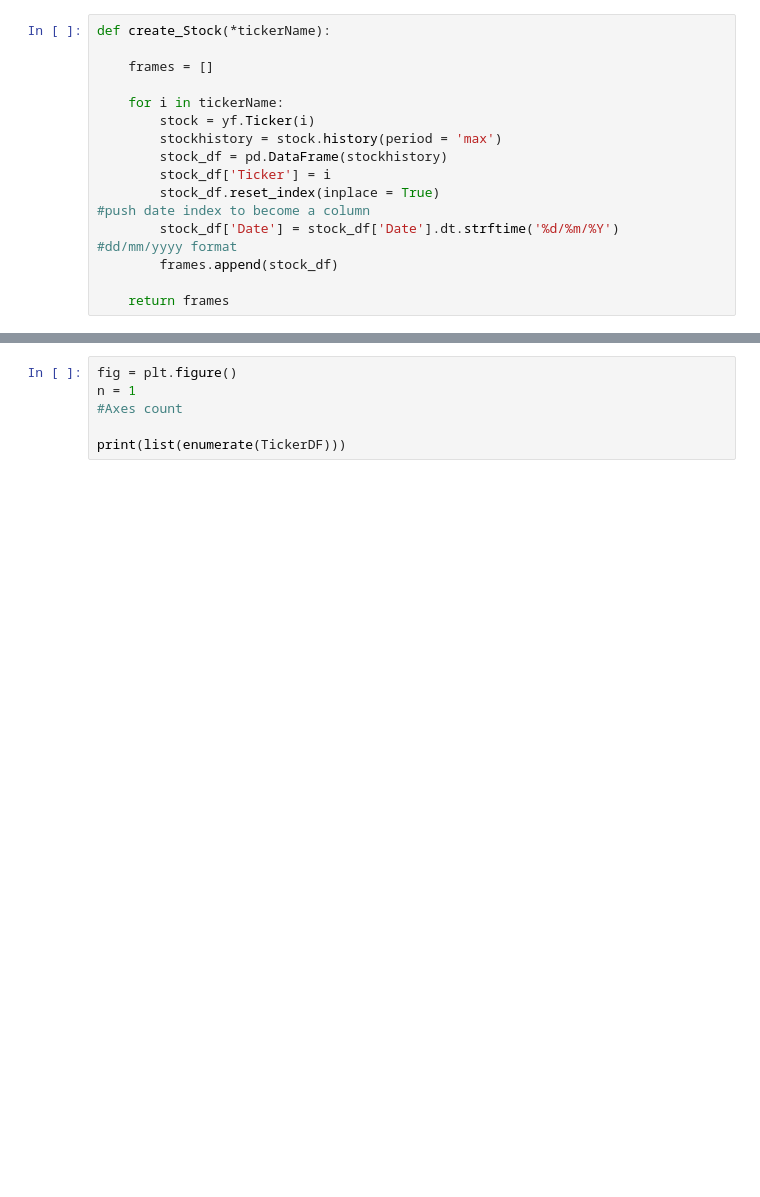
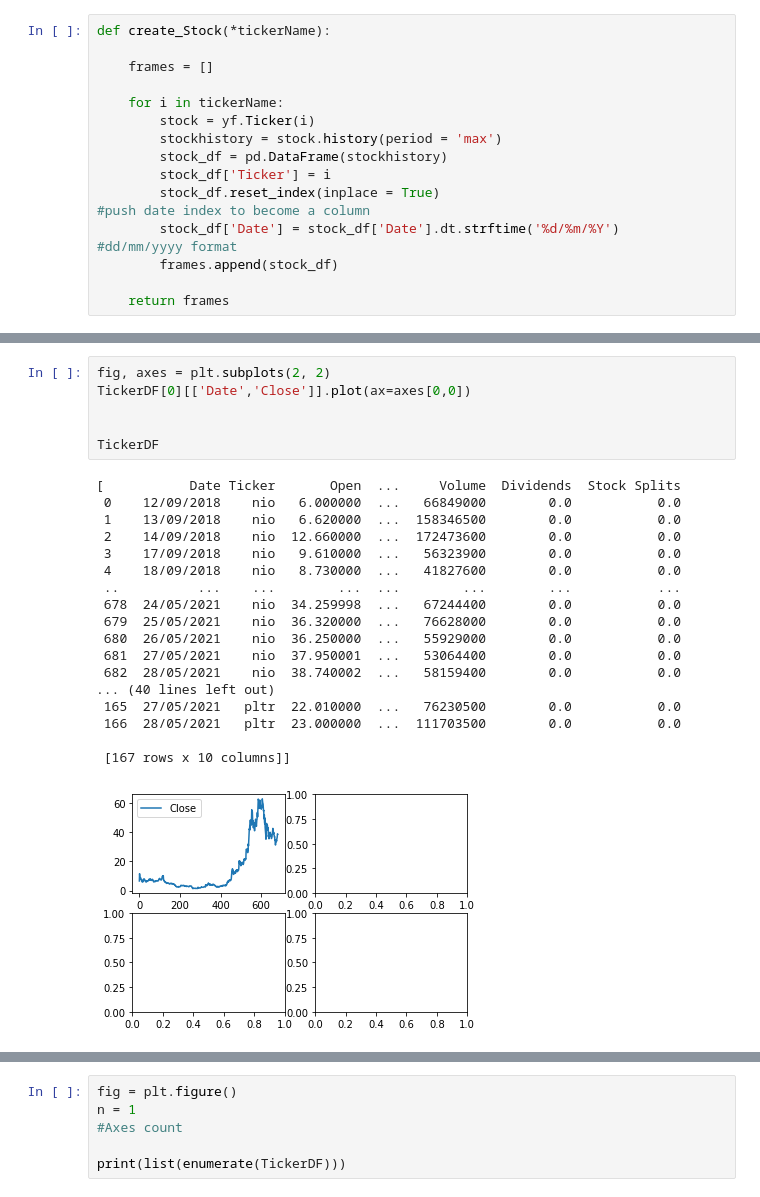
Before and after one commit to Konoko2004/TheProject, a Jupyter notebook: yFinance.ipynb, the cells around one changed output, grey strips where cells are left out. Saved outputs shown, nothing was run; the diff lists cells and outputs as text; blank space fills up the shorter version.

```diff
--- a/yFinance.ipynb
+++ b/yFinance.ipynb
@@ -115,0 +125,25 @@ plt.show()
+# %%
+fig, axes = plt.subplots(2, 2)
+TickerDF[0][['Date','Close']].plot(ax=axes[0,0])
+
+
+TickerDF
+# %% [output]
+[           Date Ticker       Open  ...     Volume  Dividends  Stock Splits
+ 0    12/09/2018    nio   6.000000  ...   66849000        0.0           0.0
+ 1    13/09/2018    nio   6.620000  ...  158346500        0.0           0.0
+ 2    14/09/2018    nio  12.660000  ...  172473600        0.0           0.0
+ 3    17/09/2018    nio   9.610000  ...   56323900        0.0           0.0
+ 4    18/09/2018    nio   8.730000  ...   41827600        0.0           0.0
+ ..          ...    ...        ...  ...        ...        ...           ...
+ 678  24/05/2021    nio  34.259998  ...   67244400        0.0           0.0
+ 679  25/05/2021    nio  36.320000  ...   76628000        0.0           0.0
+ 680  26/05/2021    nio  36.250000  ...   55929000        0.0           0.0
+ 681  27/05/2021    nio  37.950001  ...   53064400        0.0           0.0
+ 682  28/05/2021    nio  38.740002  ...   58159400        0.0           0.0
+... (40 lines left out)
+ 165  27/05/2021   pltr  22.010000  ...   76230500        0.0           0.0
+ 166  28/05/2021   pltr  23.000000  ...  111703500        0.0           0.0
+
+ [167 rows x 10 columns]]
+[figure, added]
```
Also changed, not shown: parts of 5 cells of this notebook.
